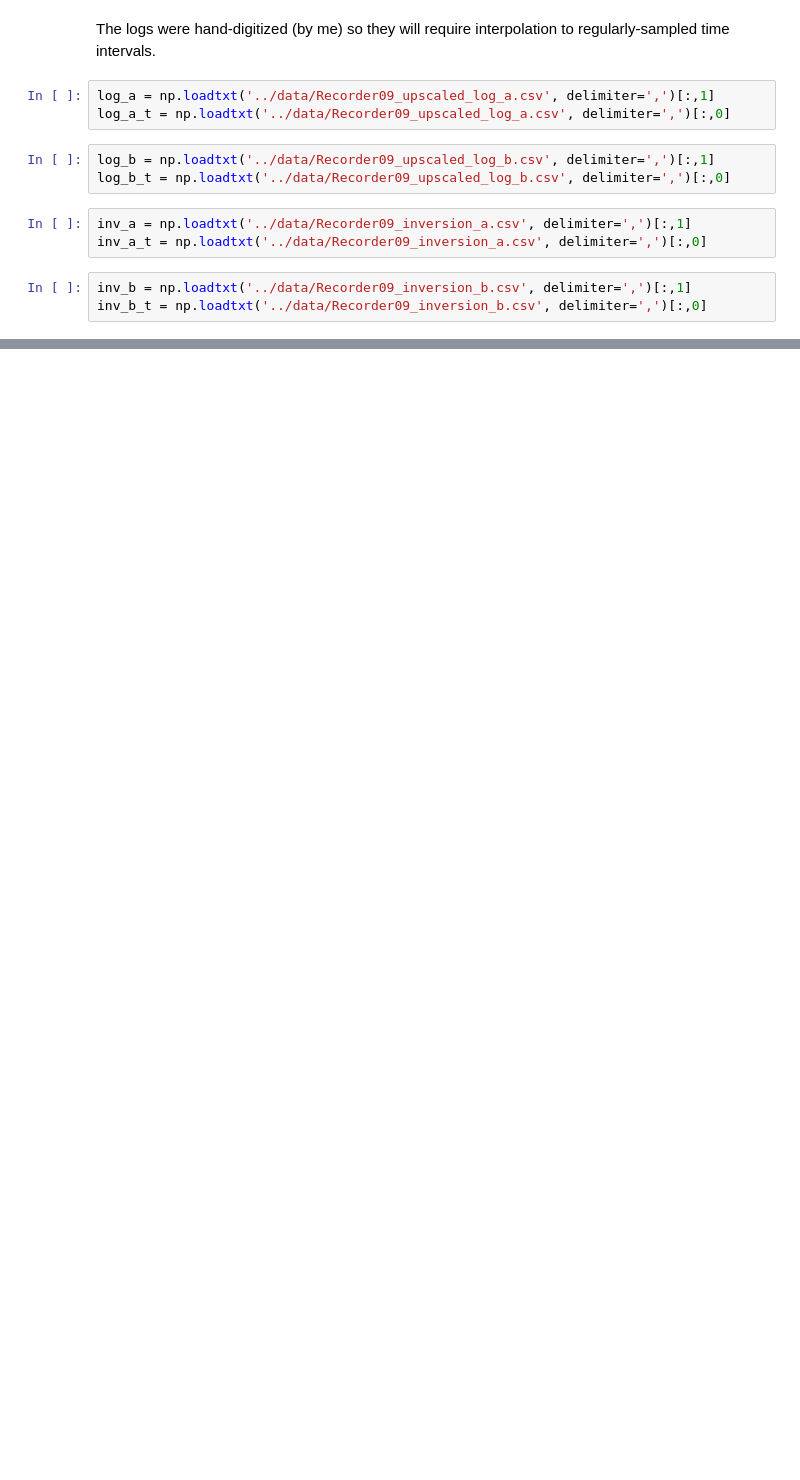
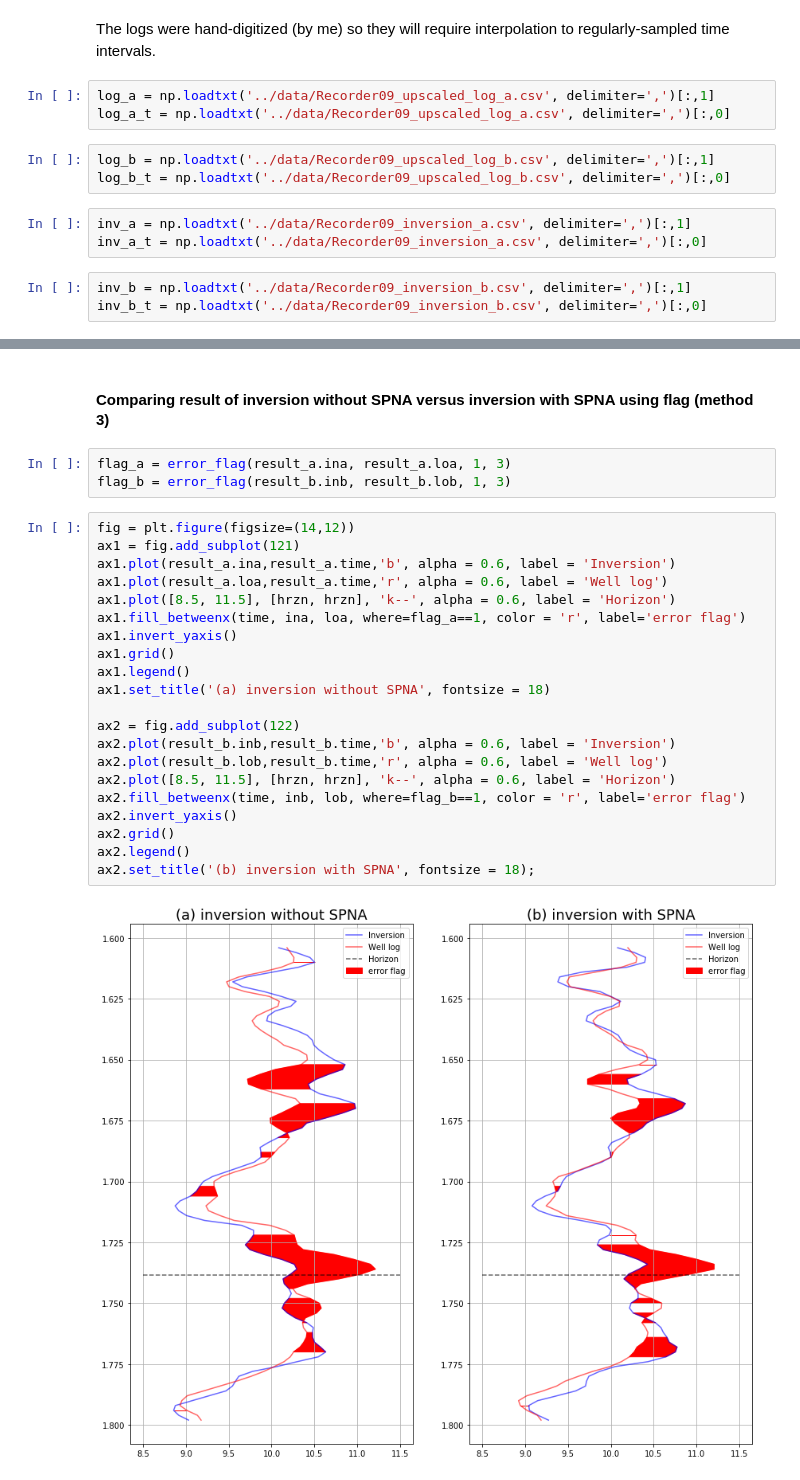
Before and after one commit to agilescientific/in-bruges, a Jupyter notebook: notebooks/Error_flag_demo.ipynb, the cells around one changed output, grey strips where cells are left out. Saved outputs shown, nothing was run; the diff lists cells and outputs as text; blank space fills up the shorter version.

```diff
--- a/notebooks/Error_flag_demo.ipynb
+++ b/notebooks/Error_flag_demo.ipynb
@@ -383,0 +434,28 @@ array([12.34000, 48.77000, 50.90000, 26.82000, 303.89000, 32.77000,
+# %% [markdown]
+#### Comparing result of inversion without SPNA versus inversion with SPNA using flag (method 3)
+# %%
+flag_a = error_flag(result_a.ina, result_a.loa, 1, 3)
+flag_b = error_flag(result_b.inb, result_b.lob, 1, 3)
+# %%
+fig = plt.figure(figsize=(14,12))
+ax1 = fig.add_subplot(121)
+ax1.plot(result_a.ina,result_a.time,'b', alpha = 0.6, label = 'Inversion')
+ax1.plot(result_a.loa,result_a.time,'r', alpha = 0.6, label = 'Well log')
+ax1.plot([8.5, 11.5], [hrzn, hrzn], 'k--', alpha = 0.6, label = 'Horizon')
+ax1.fill_betweenx(time, ina, loa, where=flag_a==1, color = 'r', label='error flag')
+ax1.invert_yaxis()
+ax1.grid()
+ax1.legend()
+ax1.set_title('(a) inversion without SPNA', fontsize = 18)
+
+ax2 = fig.add_subplot(122)
+ax2.plot(result_b.inb,result_b.time,'b', alpha = 0.6, label = 'Inversion')
+ax2.plot(result_b.lob,result_b.time,'r', alpha = 0.6, label = 'Well log')
+ax2.plot([8.5, 11.5], [hrzn, hrzn], 'k--', alpha = 0.6, label = 'Horizon')
+ax2.fill_betweenx(time, inb, lob, where=flag_b==1, color = 'r', label='error flag')
+ax2.invert_yaxis()
+ax2.grid()
+ax2.legend()
+ax2.set_title('(b) inversion with SPNA', fontsize = 18);
+# %% [output]
+[figure, added]
```
Also changed, not shown: parts of 45 cells of this notebook.
